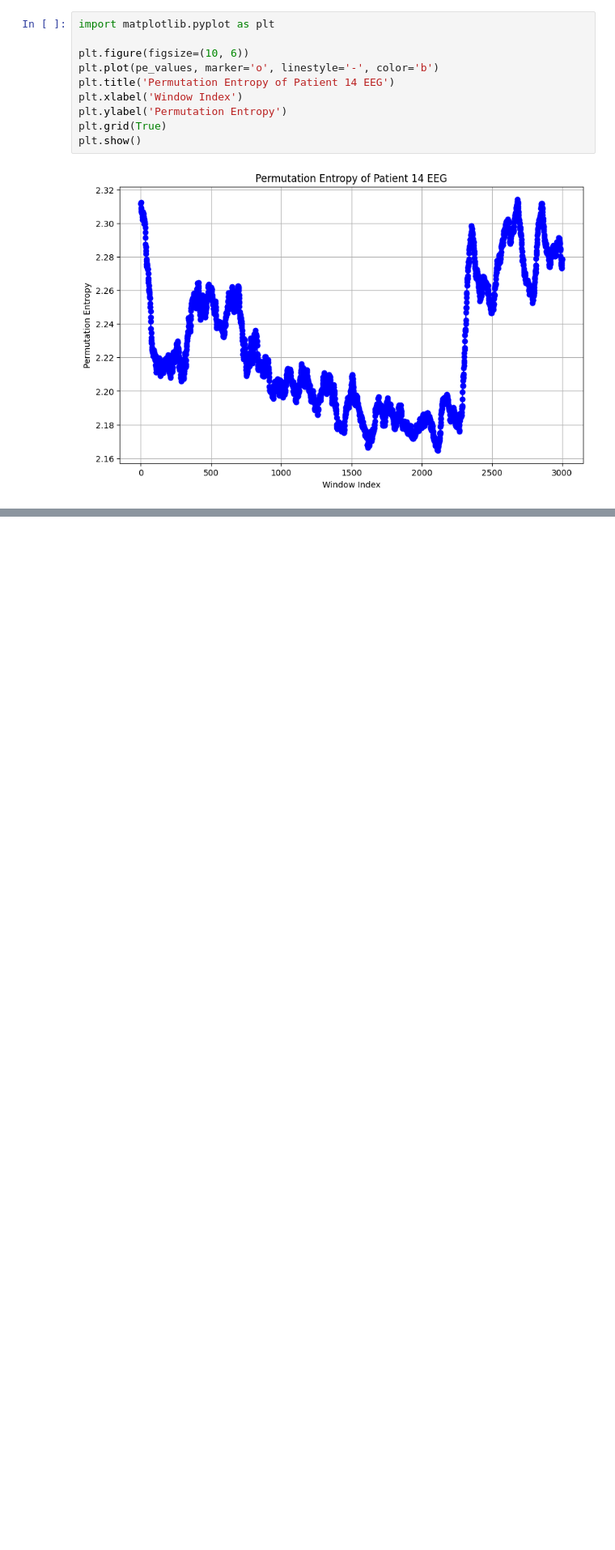
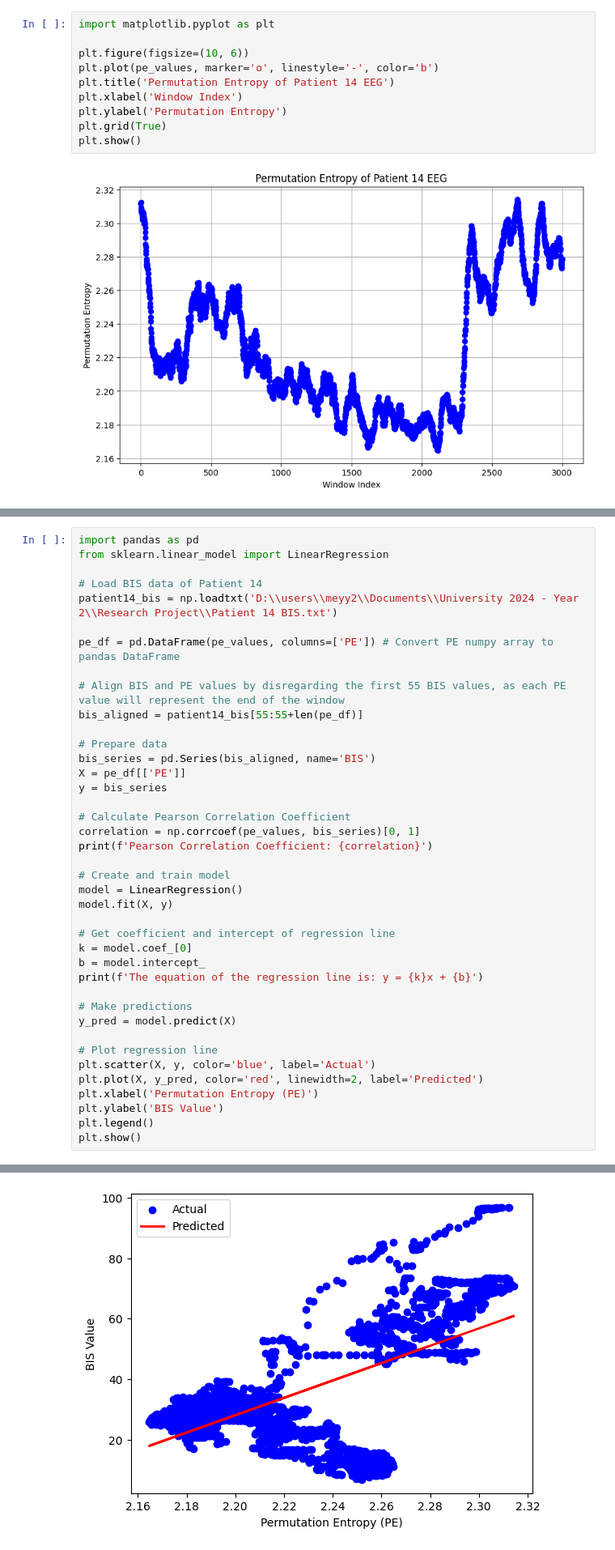
Before and after one commit to meyy26/Research-Project, a Jupyter notebook: Patient14.ipynb, the cells around one changed output, grey strips where cells are left out. Shown at 81% size. Saved outputs shown, nothing was run; the diff lists cells and outputs as text; blank space fills up the shorter version.

```diff
--- a/Patient14.ipynb
+++ b/Patient14.ipynb
@@ -113,0 +168,41 @@ plt.show()
+# %%
+import pandas as pd
+from sklearn.linear_model import LinearRegression
+
+# Load BIS data of Patient 14
+patient14_bis = np.loadtxt('D:\\users\\meyy2\\Documents\\University 2024 - Year 2\\Research Project\\Patient 14 BIS.txt')
+
+pe_df = pd.DataFrame(pe_values, columns=['PE']) # Convert PE numpy array to pandas DataFrame
+
+# Align BIS and PE values by disregarding the first 55 BIS values, as each PE value will represent the end of the window
+bis_aligned = patient14_bis[55:55+len(pe_df)]
+
+# Prepare data
+bis_series = pd.Series(bis_aligned, name='BIS')
+X = pe_df[['PE']]
+y = bis_series
+
+# Calculate Pearson Correlation Coefficient
+correlation = np.corrcoef(pe_values, bis_series)[0, 1]
+print(f'Pearson Correlation Coefficient: {correlation}')
+
+# Create and train model
+model = LinearRegression()
+model.fit(X, y)
+
+# Get coefficient and intercept of regression line
+k = model.coef_[0]
+b = model.intercept_
+print(f'The equation of the regression line is: y = {k}x + {b}')
+
+# Make predictions
+y_pred = model.predict(X)
+
+# Plot regression line
+plt.scatter(X, y, color='blue', label='Actual')
+plt.plot(X, y_pred, color='red', linewidth=2, label='Predicted')
+plt.xlabel('Permutation Entropy (PE)')
+plt.ylabel('BIS Value')
+plt.legend()
+plt.show()
+# %% [output]
@@ -113,0 +211 @@ plt.show()
+[figure, added]
```
Also changed, not shown: parts of 24 cells of this notebook.
